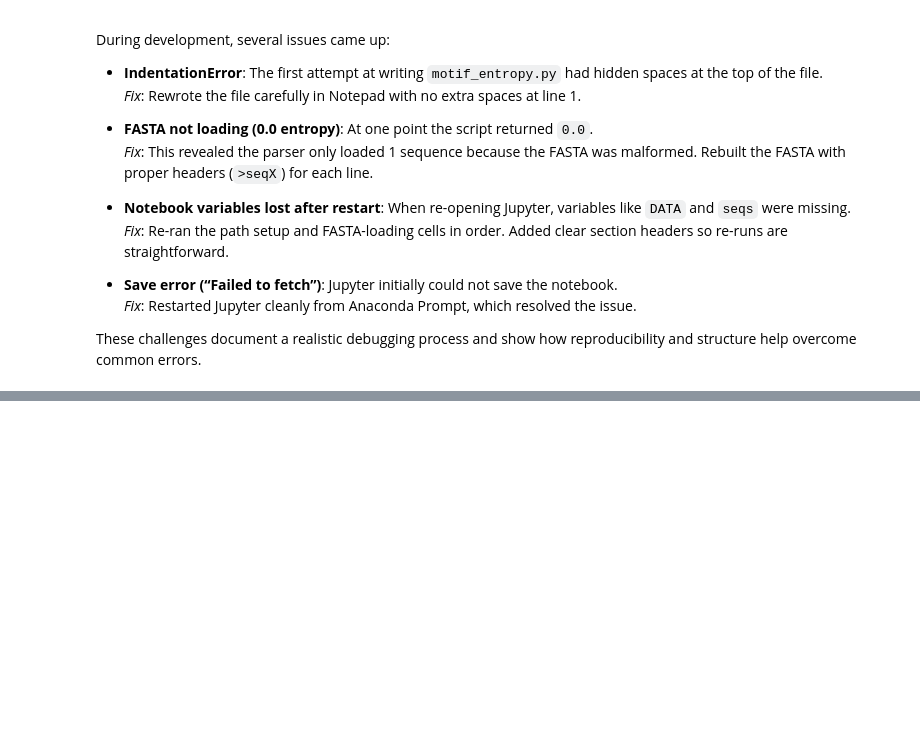
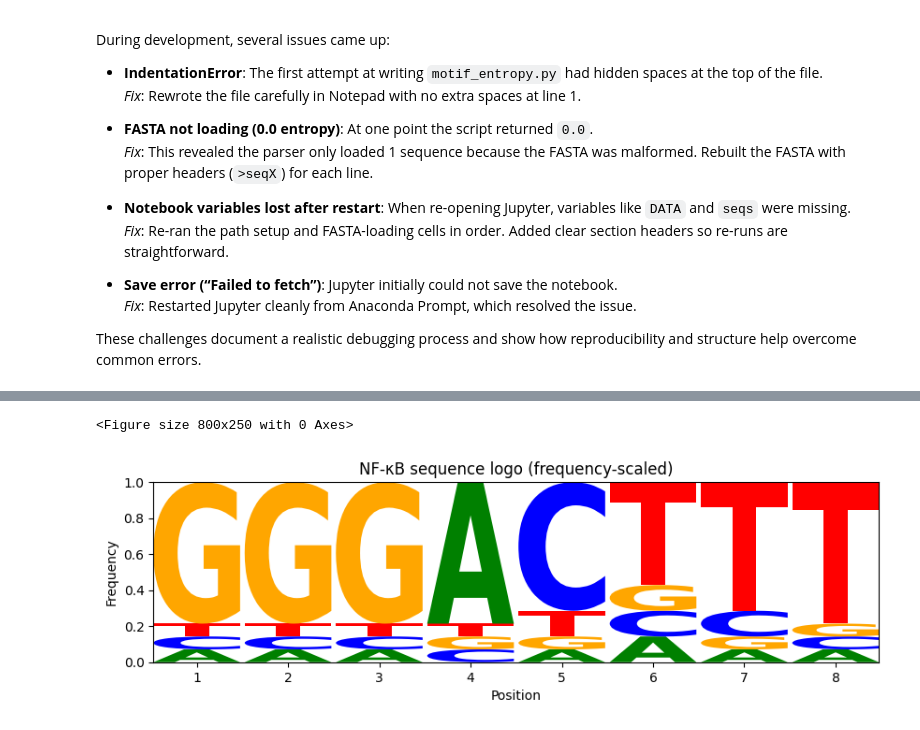
Before and after one commit to twissa-mitra/motif-entropy-nfkb, a Jupyter notebook: notebooks/01_motif_entropy_demo.ipynb, the cells around one changed output, grey strips where cells are left out. Saved outputs shown, nothing was run; the diff lists cells and outputs as text; code cells hidden in the pictures; blank space fills up the shorter version.

```diff
--- a/notebooks/01_motif_entropy_demo.ipynb
+++ b/notebooks/01_motif_entropy_demo.ipynb
@@ -250,0 +437,15 @@ plt.show()
+# %%
+import logomaker as lm
+
+ppm_df = df[["A","C","G","T"]].copy()
+ppm_df.index = df["position"]
+
+plt.figure(figsize=(8,2.5))
+lm.Logo(ppm_df)
+plt.title("NF-κB sequence logo (frequency-scaled)")
+plt.xlabel("Position")
+plt.ylabel("Frequency")
+plt.show()
+# %% [output]
+<Figure size 800x250 with 0 Axes>
+[figure, added]
```
Also changed, not shown: parts of 20 cells of this notebook, 21 other files.
